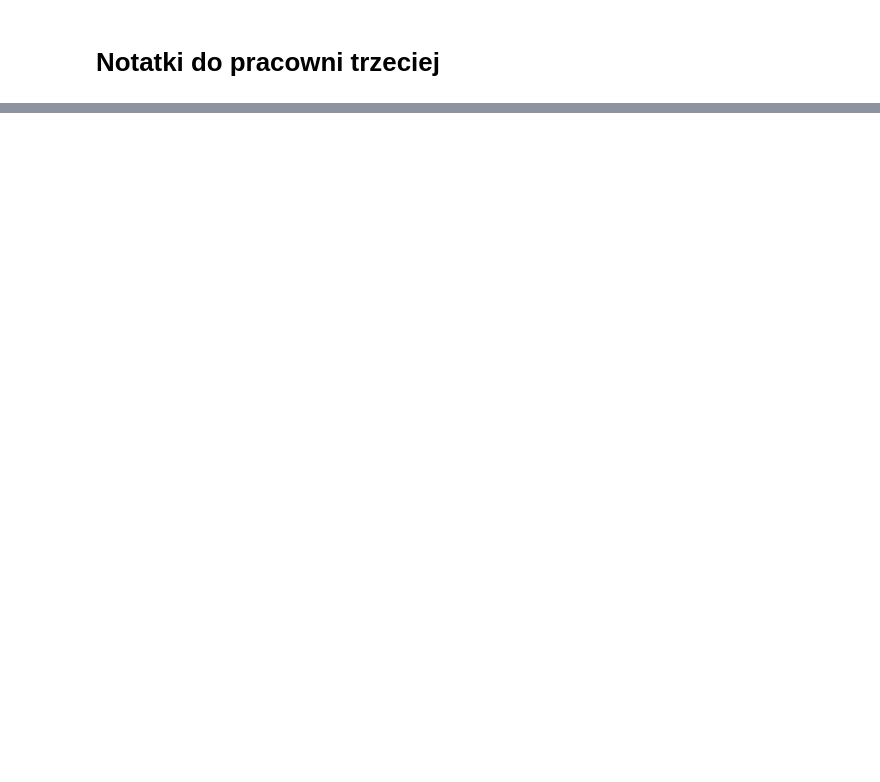
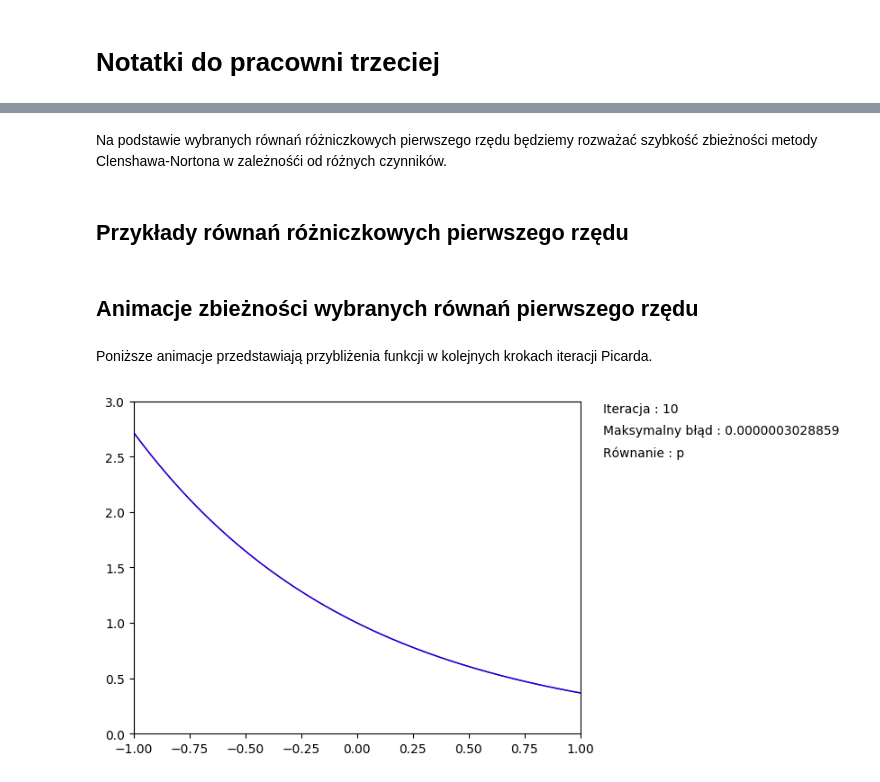
Before and after one commit to matiwertyl2/Studia, a Jupyter notebook: AN_2017_zima/p3/prog/program.ipynb, the cells around one changed output, grey strips where cells are left out. Cells and saved outputs as stored; diff of their text form; code cells hidden in the pictures; blank space fills up the shorter version.

```diff
--- a/AN_2017_zima/p3/prog/program.ipynb
+++ b/AN_2017_zima/p3/prog/program.ipynb
@@ -77,0 +50,55 @@ animate(f, solution, N=10, iters=10, x0=-1, y0=0.4, ymax=2)
+# %% [markdown]
+Na podstawie wybranych równań różniczkowych pierwszego rzędu będziemy rozważać szybkość zbieżności metody Clenshawa-Nortona w zależnośći od różnych czynników.
+# %% [markdown]
+## Przykłady równań różniczkowych pierwszego rzędu
+# %%
+function f(y, x)
+    5(y-1)/(x-2) - 10x^4/(x-2)
+end
+function fsol(x)
+    x^5 + 1
+end
+
+fx0 =1.0
+fy0 = 2.0
+
+function g(y, x)
+    y^2
+end
+
+function gsol(x)
+    1/(3/2 - x)
+end
+
+gx0=-1.0
+gy0=0.4
+
+function h(y, x)
+     2*(cos(x)^2) + y*tan(x)
+end
+
+function hsol(x)
+    2sin(x)/cos(x) -2*sin(x)^3/(3*cos(x)) + 1/cos(x)
+end
+
+hx0=0.0
+hy0=1.0
+
+function p(y, x)
+    -y
+end
+
+function psol(x)
+    e^(-x)
+end
+
+px0=0.0
+py0=1.0;
+# %% [markdown]
+## Animacje zbieżności wybranych równań pierwszego rzędu
+# %% [markdown]
+Poniższe animacje przedstawiają przybliżenia funkcji w kolejnych krokach iteracji Picarda.
+# %%
+animate(p, psol, x0=px0, y0=py0, iters=10, N=10, interval=1.0, eq="p")
+# %% [output]
+[figure, added]
```
Also changed, not shown: parts of 30 cells of this notebook, 57 other files.
